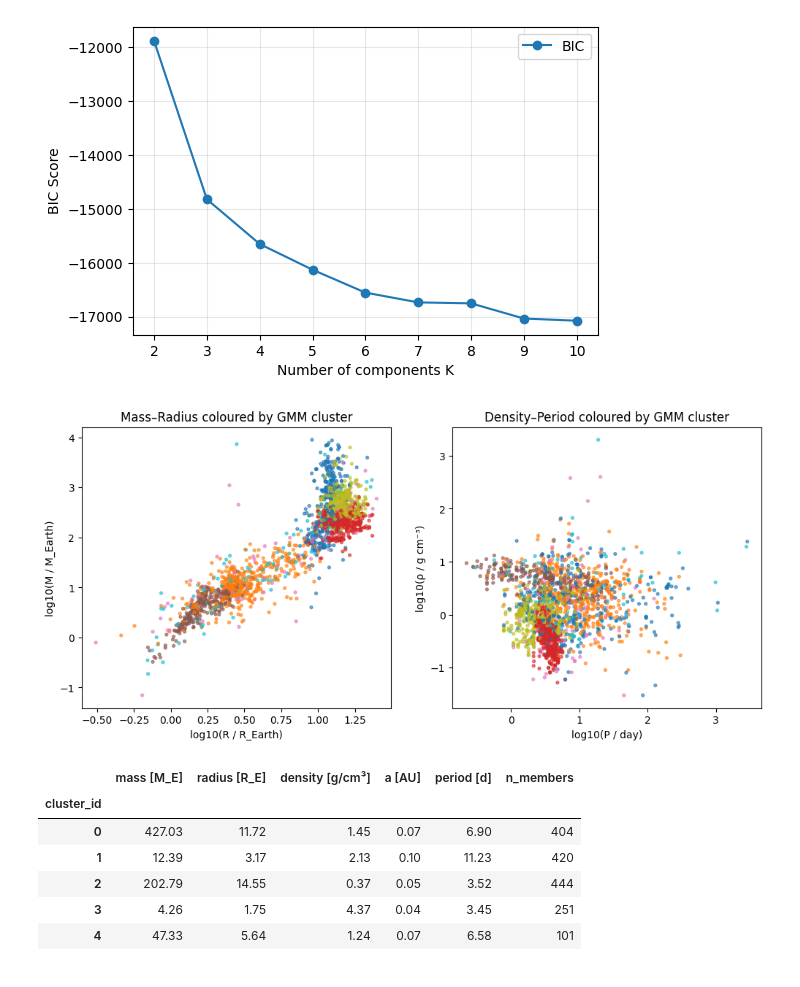
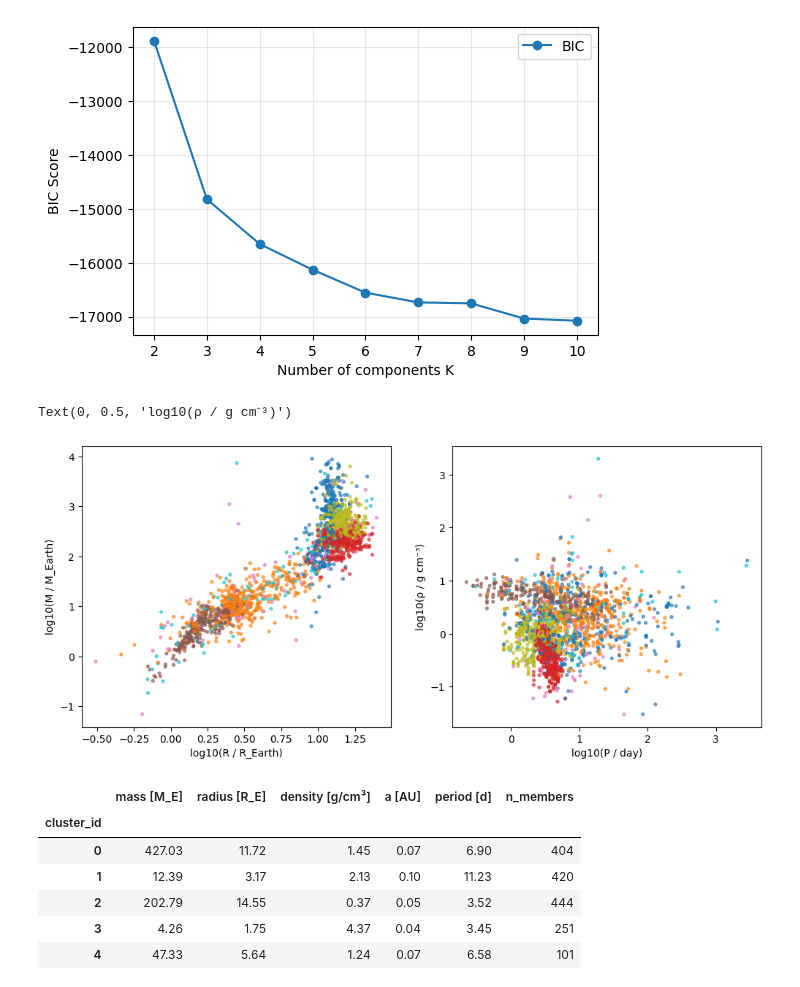
Before and after one commit to eiseleb47/DataScience, a Jupyter notebook: Worksheet_6/worksheet_Benjamin.ipynb, the cells around one changed output. Drawn from its saved outputs; the diff is of its cells as text; code cells hidden in the pictures.

```diff
--- a/Worksheet_6/worksheet_Benjamin.ipynb
+++ b/Worksheet_6/worksheet_Benjamin.ipynb
@@ -52,17 +55,16 @@ df_clean['gmm_label'] = labels
 # %% [output]
 [figure]
 # %%
+# Quick sanity check: two key projections colored by cluster label
 fig, axes = plt.subplots(1, 2, figsize=(12, 5))
 axes[0].scatter(X_all[:, 1], X_all[:, 0], c=labels, s=8, cmap='tab10', alpha=0.6)
 axes[0].set_xlabel('log10(R / R_Earth)'); axes[0].set_ylabel('log10(M / M_Earth)')
-axes[0].set_title('Mass–Radius coloured by GMM cluster')
 
 axes[1].scatter(X_all[:, 4], X_all[:, 2], c=labels, s=8, cmap='tab10', alpha=0.6)
 axes[1].set_xlabel('log10(P / day)'); axes[1].set_ylabel('log10(ρ / g cm⁻³)')
-axes[1].set_title('Density–Period coloured by GMM cluster')
-plt.show()
 # %% [output]
+Text(0, 0.5, 'log10(ρ / g cm⁻³)')
-[figure, old version]
+[figure, new version]
 # %%
 import pandas as pd
 
```
Also changed, not shown: parts of 6 cells of this notebook.
